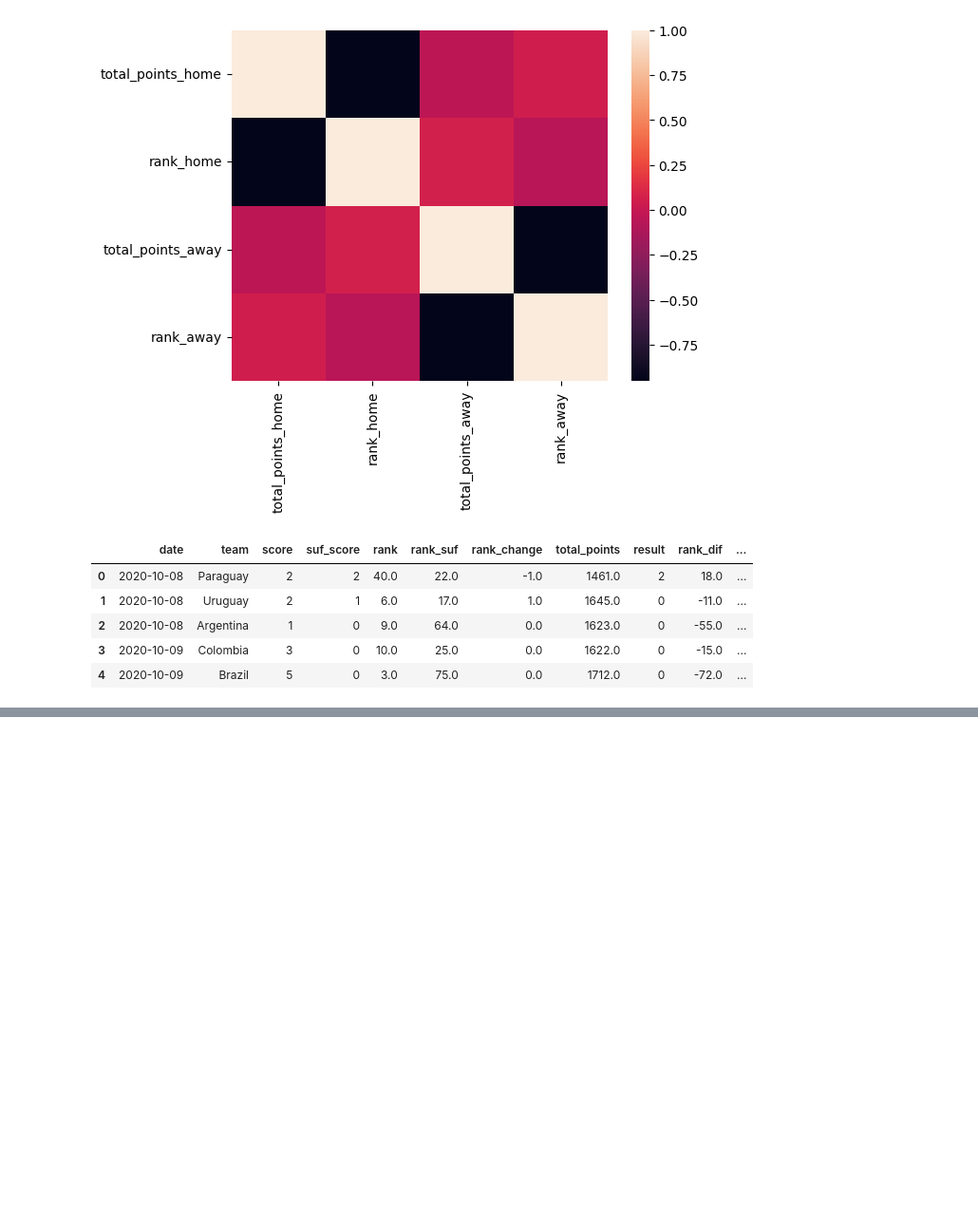
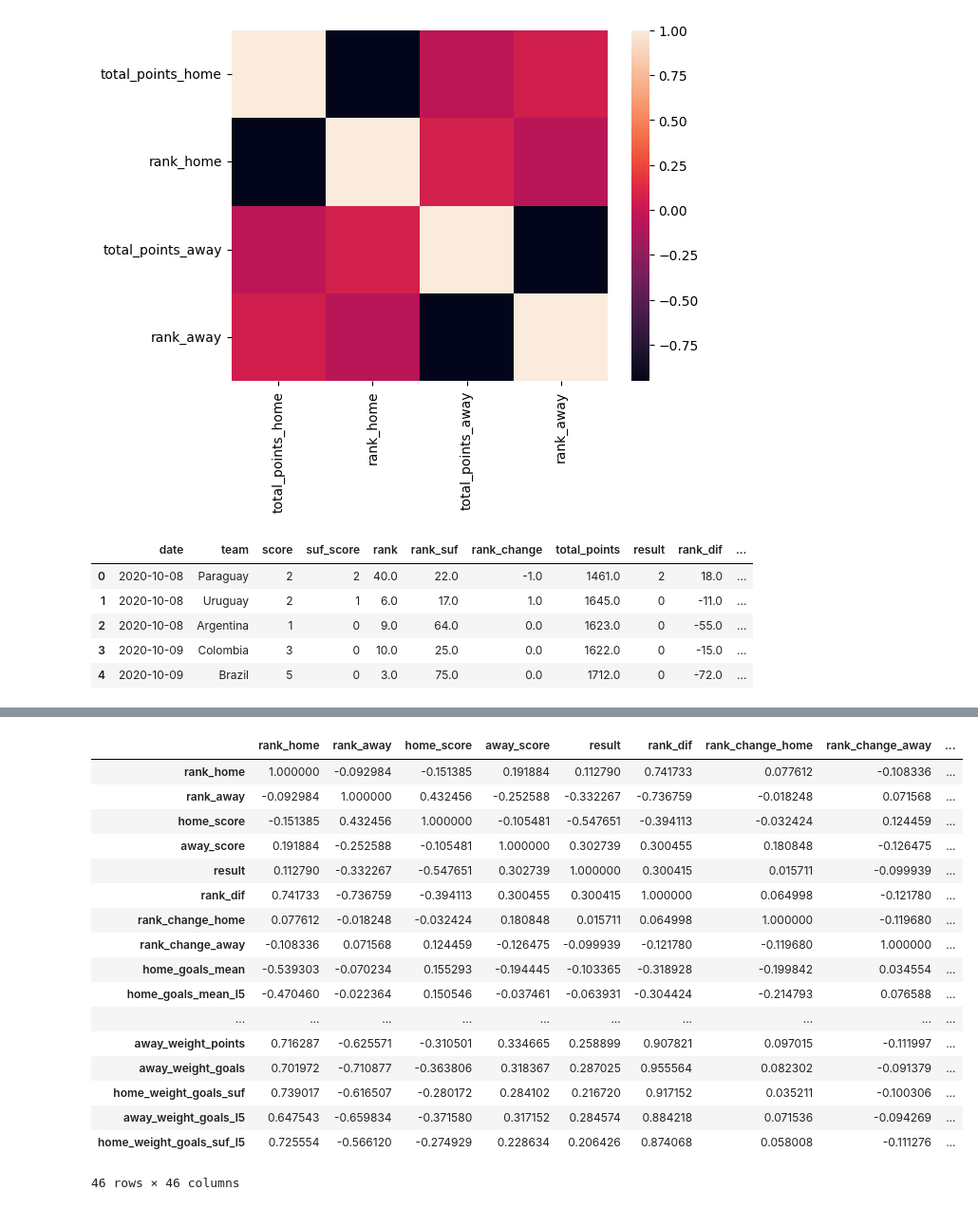
Before and after one commit to kidnixt/penca2k24, a Jupyter notebook: feature_engineering.ipynb, the cells around one changed output, grey strips where cells are left out. Shown at 95% size. Cells and saved outputs as stored; diff of their text form; code cells hidden in the pictures; blank space fills up the shorter version.

```diff
--- a/feature_engineering.ipynb
+++ b/feature_engineering.ipynb
@@ -153,0 +182,41 @@ country_final.to_csv('./datasets/created/country_final.csv',index=False)
+# %%
+df['away_weight_goals'] = df.apply(lambda x: (x["away_goals_mean"]*x["rank_dif"]), axis =1)
+df['home_weight_goals_suf'] = df.apply(lambda x: (x["home_goals_suf_mean"]*x["rank_dif"]), axis =1)
+# %%
+df['away_weight_goals_l5'] = df.apply(lambda x: (x["away_goals_mean_l5"]*x["rank_dif"]), axis =1)
+df['home_weight_goals_suf_l5'] = df.apply(lambda x: (x["home_goals_suf_mean_l5"]*x["rank_dif"]), axis =1)
+# %%
+import os
+
+folder_name = "created"
+datasets_folder = "./datasets"
+
+new_folder_path = os.path.join(datasets_folder, folder_name)
+os.makedirs(new_folder_path, exist_ok=True)
+df = df.drop(columns=["date", "home_team", "away_team"])
+
+
+df.to_csv("./datasets/created/new_model.csv", index=False)
+# %%
+df_model = df[(df.total_games_home > 5) & (df.total_games_away > 5)]
+# %%
+df_model.corr()
+# %% [output]
+|  | rank_home | rank_away | home_score | away_score | result | rank_dif | rank_change_home | rank_change_away | ... |
+| rank_home | 1.000000 | -0.092984 | -0.151385 | 0.191884 | 0.112790 | 0.741733 | 0.077612 | -0.108336 | ... |
+| rank_away | -0.092984 | 1.000000 | 0.432456 | -0.252588 | -0.332267 | -0.736759 | -0.018248 | 0.071568 | ... |
+| home_score | -0.151385 | 0.432456 | 1.000000 | -0.105481 | -0.547651 | -0.394113 | -0.032424 | 0.124459 | ... |
+| away_score | 0.191884 | -0.252588 | -0.105481 | 1.000000 | 0.302739 | 0.300455 | 0.180848 | -0.126475 | ... |
+| result | 0.112790 | -0.332267 | -0.547651 | 0.302739 | 1.000000 | 0.300415 | 0.015711 | -0.099939 | ... |
+| rank_dif | 0.741733 | -0.736759 | -0.394113 | 0.300455 | 0.300415 | 1.000000 | 0.064998 | -0.121780 | ... |
+| rank_change_home | 0.077612 | -0.018248 | -0.032424 | 0.180848 | 0.015711 | 0.064998 | 1.000000 | -0.119680 | ... |
+| rank_change_away | -0.108336 | 0.071568 | 0.124459 | -0.126475 | -0.099939 | -0.121780 | -0.119680 | 1.000000 | ... |
+| home_goals_mean | -0.539303 | -0.070234 | 0.155293 | -0.194445 | -0.103365 | -0.318928 | -0.199842 | 0.034554 | ... |
+| home_goals_mean_l5 | -0.470460 | -0.022364 | 0.150546 | -0.037461 | -0.063931 | -0.304424 | -0.214793 | 0.076588 | ... |
+| ... | ... | ... | ... | ... | ... | ... | ... | ... | ... |
+| away_weight_points | 0.716287 | -0.625571 | -0.310501 | 0.334665 | 0.258899 | 0.907821 | 0.097015 | -0.111997 | ... |
+| away_weight_goals | 0.701972 | -0.710877 | -0.363806 | 0.318367 | 0.287025 | 0.955564 | 0.082302 | -0.091379 | ... |
+| home_weight_goals_suf | 0.739017 | -0.616507 | -0.280172 | 0.284102 | 0.216720 | 0.917152 | 0.035211 | -0.100306 | ... |
+| away_weight_goals_l5 | 0.647543 | -0.659834 | -0.371580 | 0.317152 | 0.284574 | 0.884218 | 0.071536 | -0.094269 | ... |
+| home_weight_goals_suf_l5 | 0.725554 | -0.566120 | -0.274929 | 0.228634 | 0.206426 | 0.874068 | 0.058008 | -0.111276 | ... |
+46 rows × 46 columns
```
Also changed, not shown: parts of 13 cells of this notebook, 2 other files.
